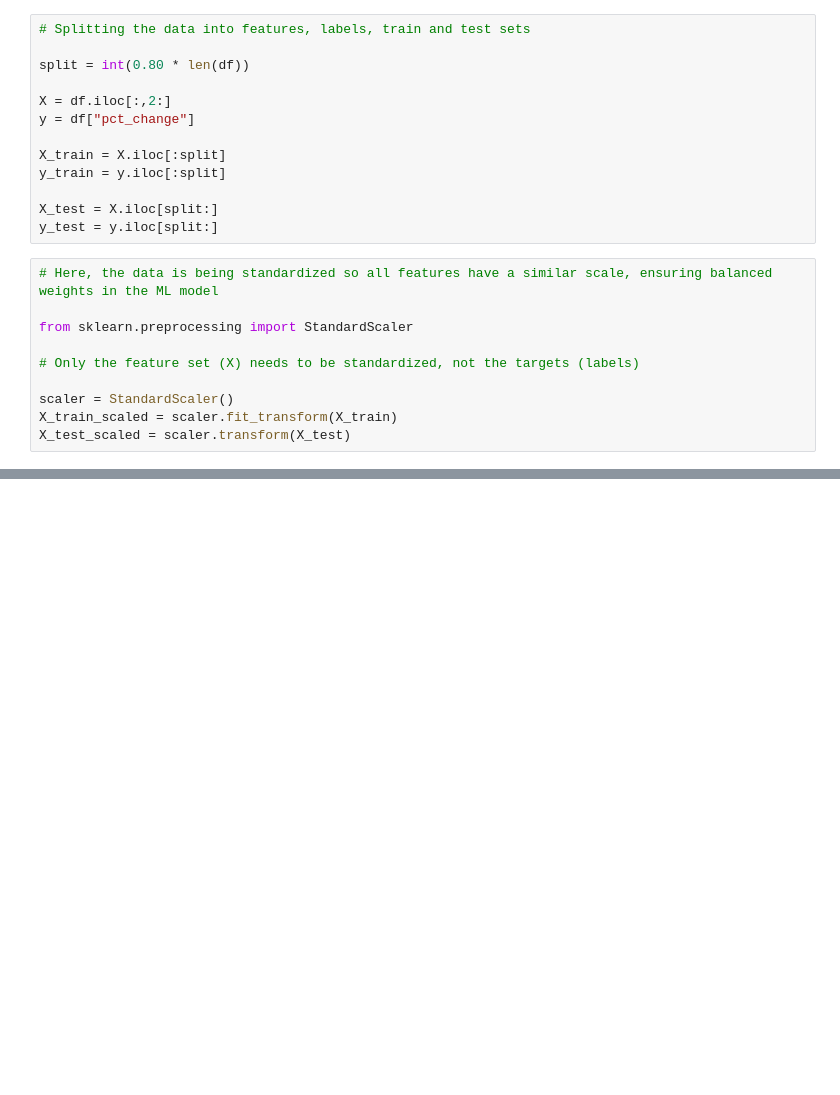
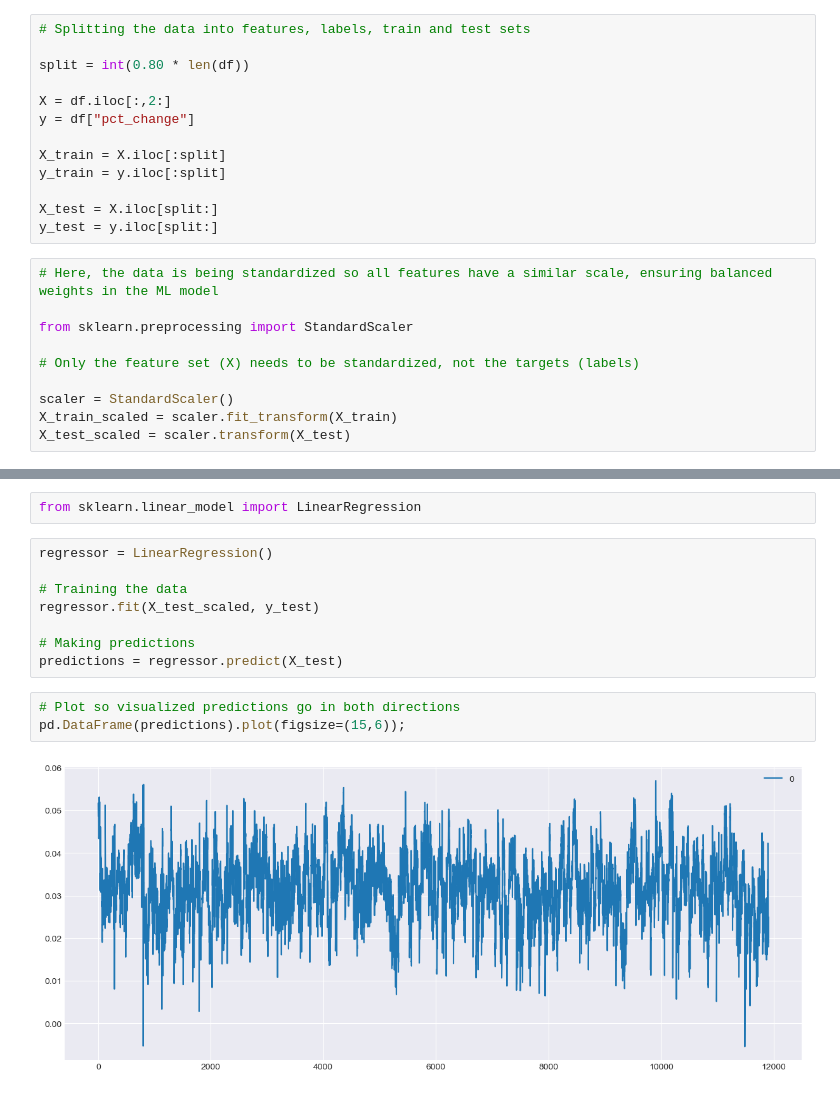
Before and after one commit to YarosInter/Time-Series-LinearRegression, a Jupyter notebook: LinearRegression Model.ipynb, the cells around one changed output, grey strips where cells are left out. Saved outputs shown, nothing was run; the diff lists cells and outputs as text; blank space fills up the shorter version.

```diff
--- a/LinearRegression Model.ipynb
+++ b/LinearRegression Model.ipynb
@@ -201,0 +183,15 @@ pd.DataFrame(X_train_scaled, index=X_train.index, columns=X.columns).iloc[:,4:].
+# %%
+from sklearn.linear_model import LinearRegression
+# %%
+regressor = LinearRegression()
+
+# Training the data
+regressor.fit(X_test_scaled, y_test)
+
+# Making predictions
+predictions = regressor.predict(X_test)
+# %%
+# Plot so visualized predictions go in both directions
+pd.DataFrame(predictions).plot(figsize=(15,6));
+# %% [output]
+[figure, added]
```
Also changed, not shown: parts of 15 cells of this notebook.
